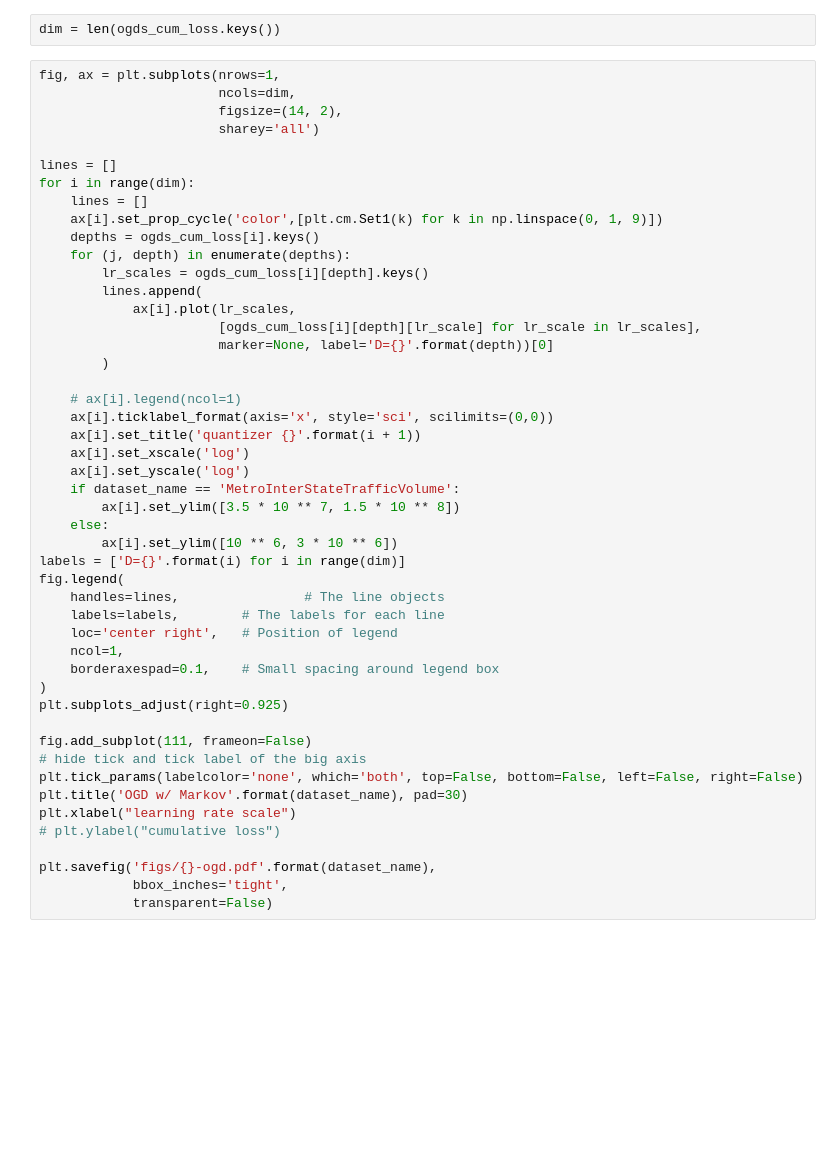
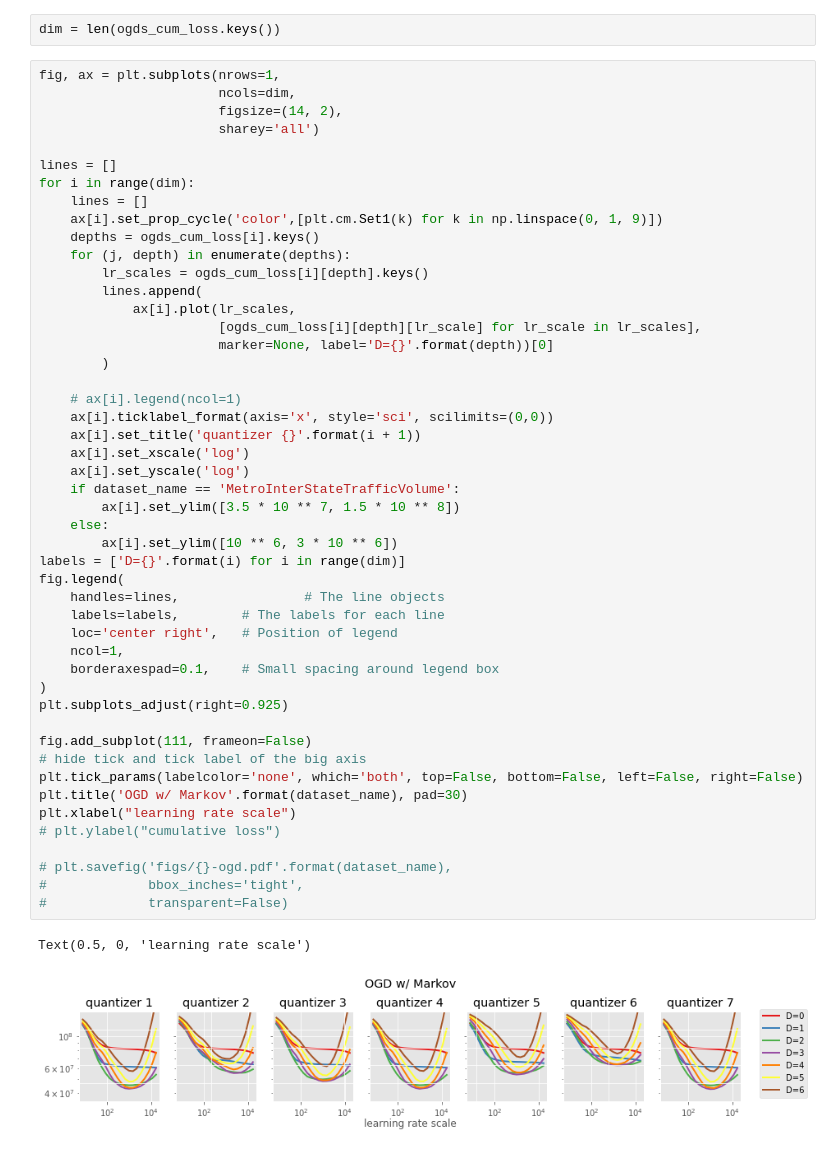
Before and after one commit to jongharyu/olo-with-side-information, a Jupyter notebook: notebooks/generate-plots.ipynb, the cells around one changed output. Saved outputs shown, nothing was run; the diff lists cells and outputs as text; blank space fills up the shorter version.

Commit message:
Update generate-plots

```diff
--- a/notebooks/generate-plots.ipynb
+++ b/notebooks/generate-plots.ipynb
@@ -43,36 +43,39 @@ for i in range(dim):
                        [ogds_cum_loss[i][depth][lr_scale] for lr_scale in lr_scales],
                        marker=None, label='D={}'.format(depth))[0]
         )
 
     # ax[i].legend(ncol=1)
     ax[i].ticklabel_format(axis='x', style='sci', scilimits=(0,0))
     ax[i].set_title('quantizer {}'.format(i + 1))
     ax[i].set_xscale('log')
     ax[i].set_yscale('log')
     if dataset_name == 'MetroInterStateTrafficVolume':
         ax[i].set_ylim([3.5 * 10 ** 7, 1.5 * 10 ** 8])
     else:
         ax[i].set_ylim([10 ** 6, 3 * 10 ** 6])
 labels = ['D={}'.format(i) for i in range(dim)]
 fig.legend(
     handles=lines,                # The line objects
     labels=labels,        # The labels for each line
     loc='center right',   # Position of legend
     ncol=1,
     borderaxespad=0.1,    # Small spacing around legend box
 )
 plt.subplots_adjust(right=0.925)
 
 fig.add_subplot(111, frameon=False)
 # hide tick and tick label of the big axis
 plt.tick_params(labelcolor='none', which='both', top=False, bottom=False, left=False, right=False)
 plt.title('OGD w/ Markov'.format(dataset_name), pad=30)
 plt.xlabel("learning rate scale")
 # plt.ylabel("cumulative loss")
 
-plt.savefig('figs/{}-ogd.pdf'.format(dataset_name),
-            bbox_inches='tight',
-            transparent=False)
+# plt.savefig('figs/{}-ogd.pdf'.format(dataset_name),
+#             bbox_inches='tight',
+#             transparent=False)
+# %% [output]
+Text(0.5, 0, 'learning rate scale')
+[figure, added]
 # %%
 fig, ax = plt.subplots(nrows=1,
                        ncols=dim,
```
Also changed, not shown: parts of 1 cell of this notebook.
